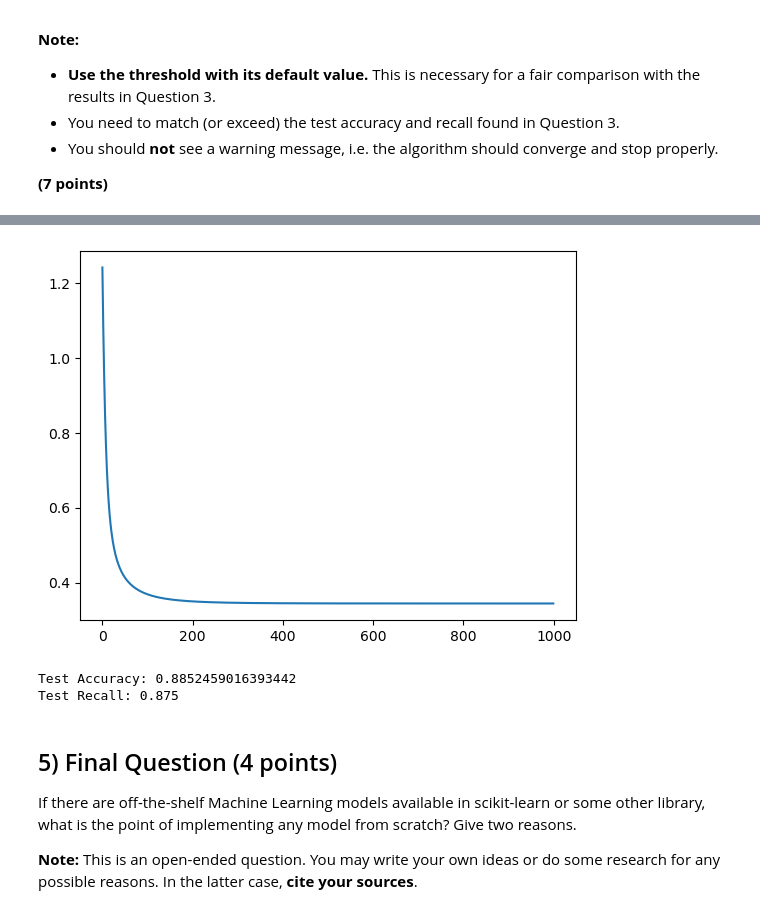
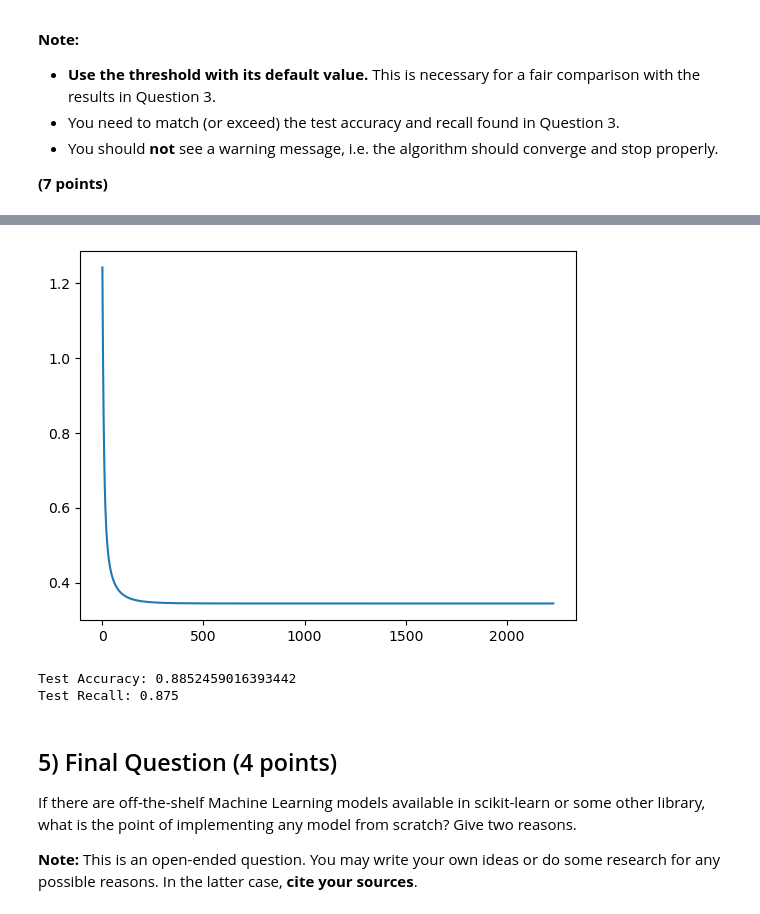
Before and after one commit to AdiRosenstock/STAT-362-Advanced-Machine-Learning, a Jupyter notebook: Homeworks/Homework_1/Homework_Assignment1.ipynb, the cells around one changed output, grey strips where cells are left out. Saved outputs shown, nothing was run; the diff lists cells and outputs as text; code cells hidden in the pictures.

```diff
--- a/Homeworks/Homework_1/Homework_Assignment1.ipynb
+++ b/Homeworks/Homework_1/Homework_Assignment1.ipynb
@@ -586,7 +564,7 @@ model_params = logistic_regression(
     X_train_scaled, y_train,
     X_test_scaled, y_test,
     lr=0.1,
-    iters=1000,
+    iters=10000,
     tol=1e-6
 )
 # %% [output]
@@ -595,4 +572,4 @@ Final BCE: 0.34433465098923605
-[figure, old version]
+[figure, new version]
 Test Accuracy: 0.8852459016393442
 Test Recall: 0.875
 # %% [markdown]
```
Also changed, not shown: parts of 4 cells of this notebook.
